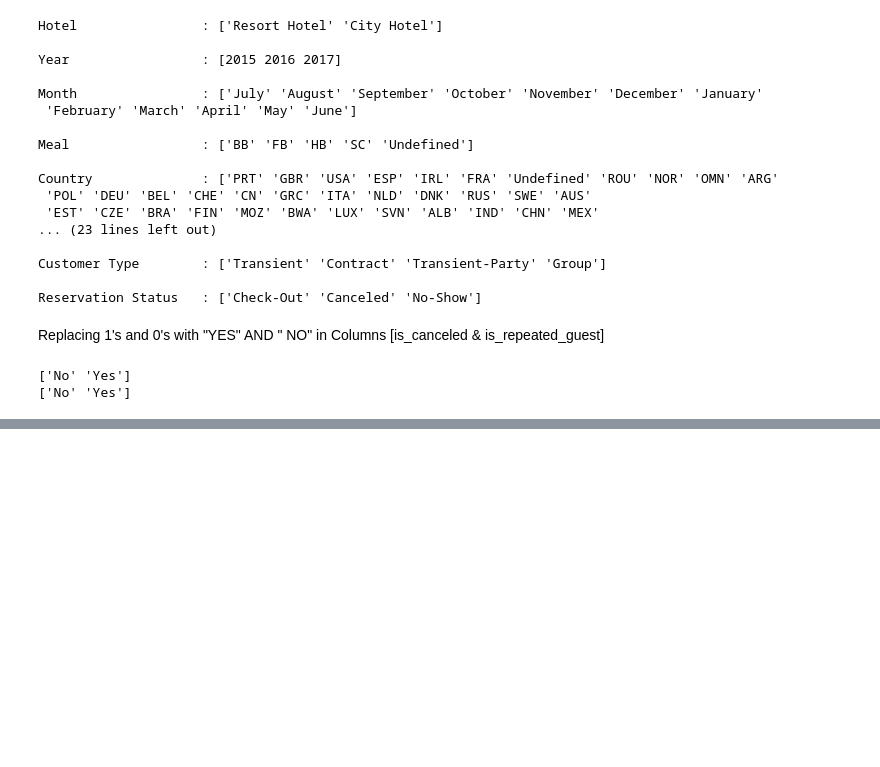
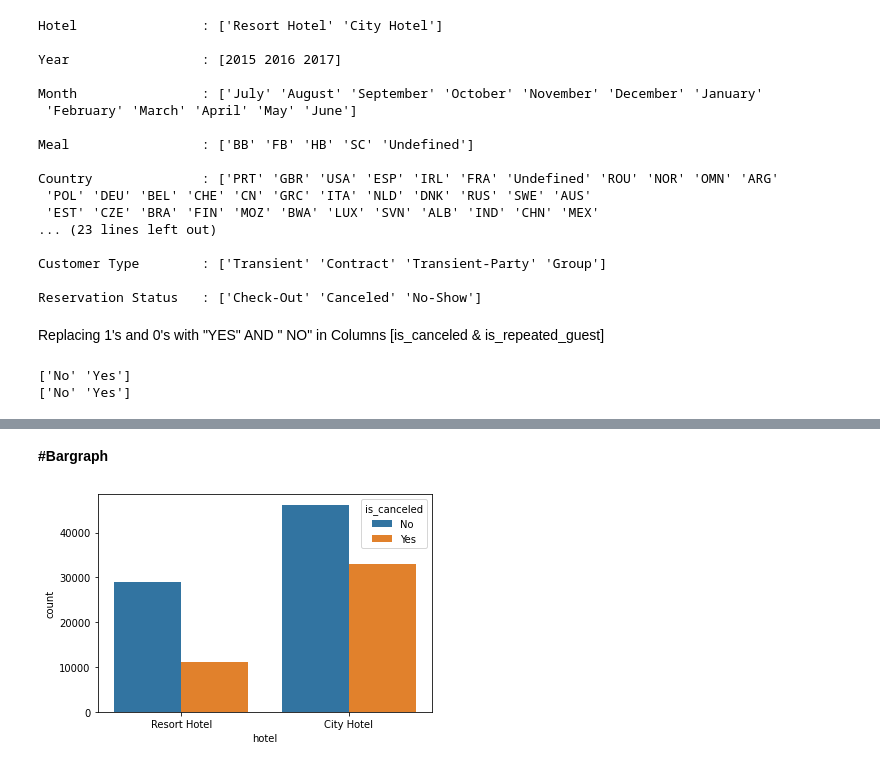
Before and after one commit to dattuharshi/hotel-booking, a Jupyter notebook: capstone_project_Hotel_booking.ipynb, the cells around one changed output, grey strips where cells are left out. Drawn from its saved outputs; the diff is of its cells as text; code cells hidden in the pictures; blank space fills up the shorter version.

```diff
--- a/capstone_project_Hotel_booking.ipynb
+++ b/capstone_project_Hotel_booking.ipynb
@@ -246,0 +279,6 @@ print(df.is_repeated_guest.unique())
+# %% [markdown]
+**#Bargraph**
+# %%
+sns.countplot(x = "hotel", hue = "is_canceled", data = df);
+# %% [output]
+[figure, added]
```
Also changed, not shown: parts of 12 cells of this notebook.
